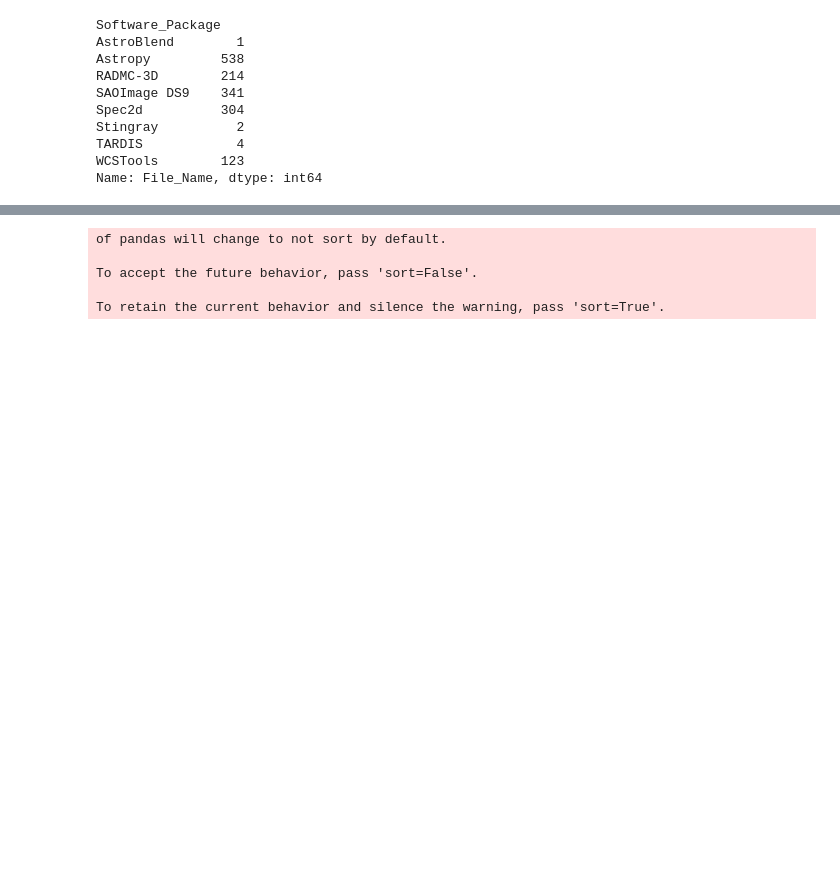
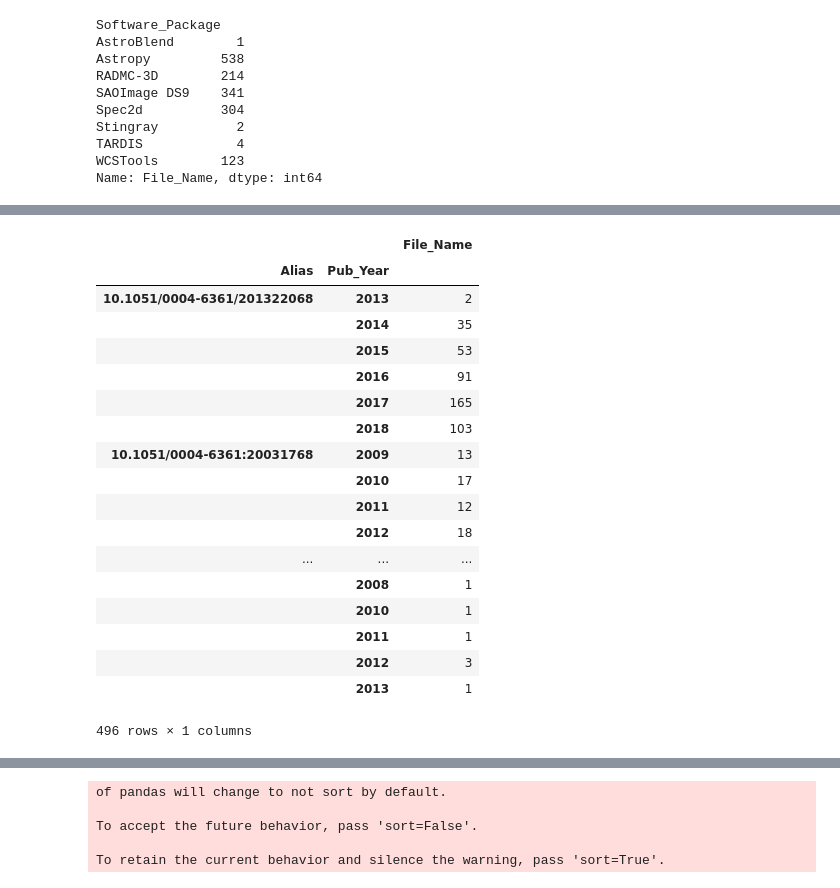
Before and after one commit to CfA-Library/Cite_Astro_Software, a Jupyter notebook: Citation_Study_2019/XML_SEARCH/XML_ANALYSIS/XML_ANALYSIS_061019/XML_FINAL_ANALYSIS_061019.ipynb, the cells around one changed output, grey strips where cells are left out. Cells and saved outputs as stored; diff of their text form; code cells hidden in the pictures; blank space fills up the shorter version.

```diff
--- a/Citation_Study_2019/XML_SEARCH/XML_ANALYSIS/XML_ANALYSIS_061019/XML_FINAL_ANALYSIS_061019.ipynb
+++ b/Citation_Study_2019/XML_SEARCH/XML_ANALYSIS/XML_ANALYSIS_061019/XML_FINAL_ANALYSIS_061019.ipynb
@@ -159,0 +210,27 @@ XML_unique_id
+# %%
+# Unique files for each alias per year
+# Is this useful?
+
+XML_unique_alias_year = pd.DataFrame(XML_results.groupby(['Alias', 'Pub_Year'])['File_Name'].nunique())
+XML_unique_alias_year.to_csv("XML_unique_alias_year_061019.csv")
+XML_unique_alias_year
+# %% [output]
+|  |  | File_Name |
+| Alias | Pub_Year |  |
+| 10.1051/0004-6361/201322068 | 2013 | 2 |
+|  | 2014 | 35 |
+|  | 2015 | 53 |
+|  | 2016 | 91 |
+|  | 2017 | 165 |
+|  | 2018 | 103 |
+| 10.1051/0004-6361:20031768 | 2009 | 13 |
+|  | 2010 | 17 |
+|  | 2011 | 12 |
+|  | 2012 | 18 |
+| ... | ... | ... |
+|  | 2008 | 1 |
+|  | 2010 | 1 |
+|  | 2011 | 1 |
+|  | 2012 | 3 |
+|  | 2013 | 1 |
+496 rows × 1 columns
```
Also changed, not shown: parts of 12 cells of this notebook.
